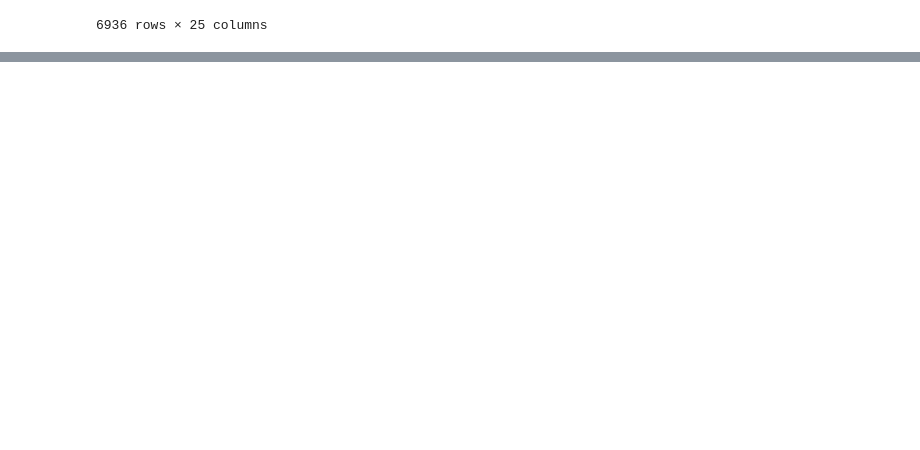
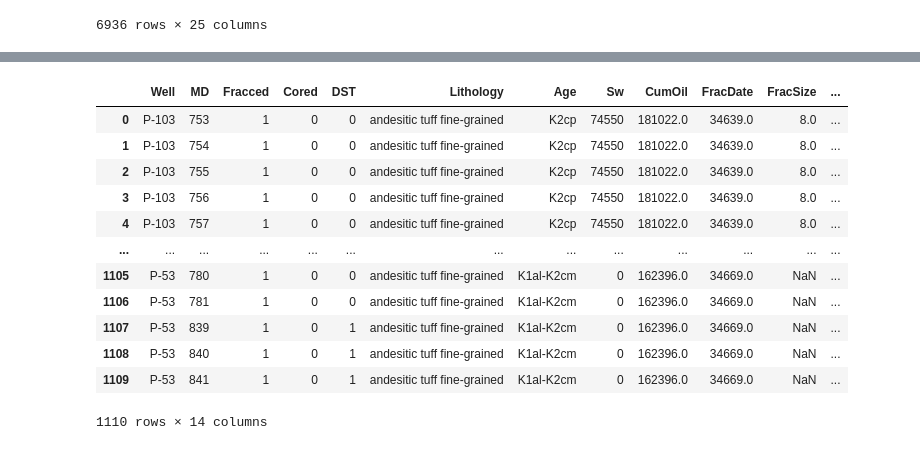
Before and after one commit to Conor134/Final_Project, a Jupyter notebook: Regressor.ipynb, the cells around one changed output, grey strips where cells are left out. Drawn from its saved outputs; the diff is of its cells as text; code cells hidden in the pictures; blank space fills up the shorter version.

```diff
--- a/Regressor.ipynb
+++ b/Regressor.ipynb
@@ -229,0 +296,17 @@ AttributeError: 'DataFrame' object has no attribute 'feature_names'
+# %%
+fracs = fracs.drop(columns=['PerfDate', 'results', 'Pb' ])
+fracs
+# %% [output]
+|  | Well | MD | Fracced | Cored | DST | Lithology | Age | Sw | CumOil | FracDate | FracSize | ... |
+| 0 | P-103 | 753 | 1 | 0 | 0 | andesitic tuff fine-grained | K2cp | 74550 | 181022.0 | 34639.0 | 8.0 | ... |
+| 1 | P-103 | 754 | 1 | 0 | 0 | andesitic tuff fine-grained | K2cp | 74550 | 181022.0 | 34639.0 | 8.0 | ... |
+| 2 | P-103 | 755 | 1 | 0 | 0 | andesitic tuff fine-grained | K2cp | 74550 | 181022.0 | 34639.0 | 8.0 | ... |
+| 3 | P-103 | 756 | 1 | 0 | 0 | andesitic tuff fine-grained | K2cp | 74550 | 181022.0 | 34639.0 | 8.0 | ... |
+| 4 | P-103 | 757 | 1 | 0 | 0 | andesitic tuff fine-grained | K2cp | 74550 | 181022.0 | 34639.0 | 8.0 | ... |
+| ... | ... | ... | ... | ... | ... | ... | ... | ... | ... | ... | ... | ... |
+| 1105 | P-53 | 780 | 1 | 0 | 0 | andesitic tuff fine-grained | K1al-K2cm | 0 | 162396.0 | 34669.0 | NaN | ... |
+| 1106 | P-53 | 781 | 1 | 0 | 0 | andesitic tuff fine-grained | K1al-K2cm | 0 | 162396.0 | 34669.0 | NaN | ... |
+| 1107 | P-53 | 839 | 1 | 0 | 1 | andesitic tuff fine-grained | K1al-K2cm | 0 | 162396.0 | 34669.0 | NaN | ... |
+| 1108 | P-53 | 840 | 1 | 0 | 1 | andesitic tuff fine-grained | K1al-K2cm | 0 | 162396.0 | 34669.0 | NaN | ... |
+| 1109 | P-53 | 841 | 1 | 0 | 1 | andesitic tuff fine-grained | K1al-K2cm | 0 | 162396.0 | 34669.0 | NaN | ... |
+1110 rows × 14 columns
```
Also changed, not shown: parts of 19 cells of this notebook.
